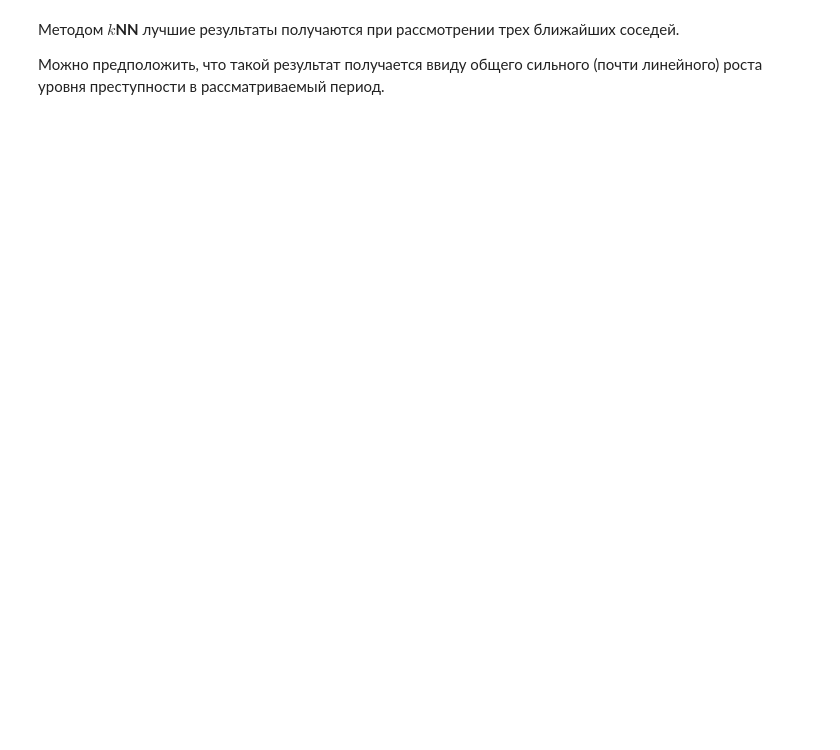
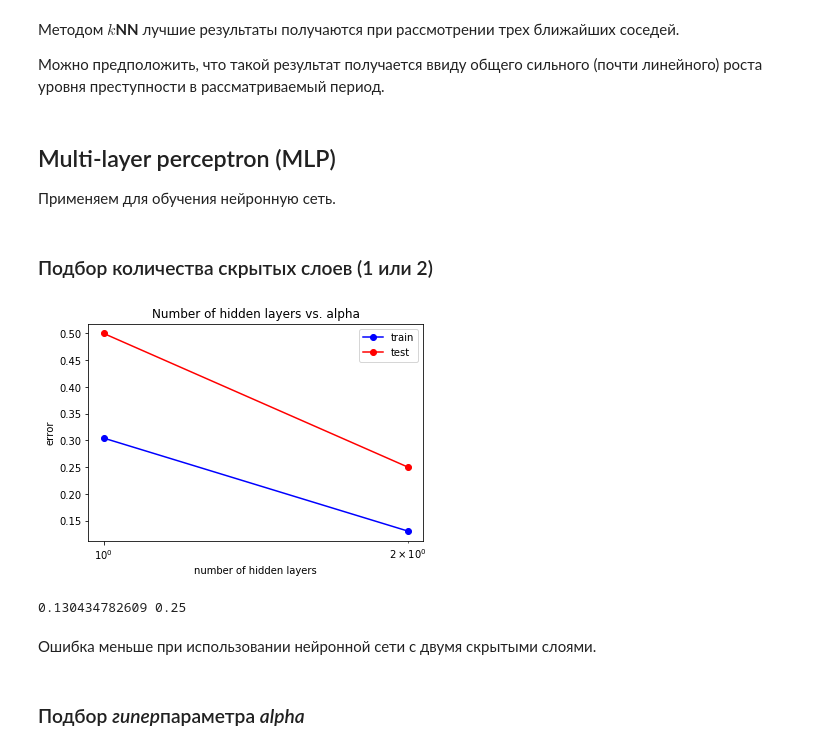
Before and after one commit to Shiryaeva-vera/SwedishCrimeStatistics, a Jupyter notebook: SwedishCrimeStatistics.ipynb, the cells around one changed output. Cells and saved outputs as stored; diff of their text form; code cells hidden in the pictures; blank space fills up the shorter version.

```diff
--- a/SwedishCrimeStatistics.ipynb
+++ b/SwedishCrimeStatistics.ipynb
@@ -529,3 +542,7 @@ print(err_train, err_test)
 Методом **$k$NN** лучшие результаты получаются при рассмотрении трех ближайших соседей.
 
 Можно предположить, что такой результат получается ввиду общего сильного (почти линейного) роста уровня преступности в рассматриваемый период.
+# %% [markdown]
+## Multi-layer perceptron (MLP)
+
+Применяем для обучения нейронную сеть.
@@ -531,0 +551,35 @@ print(err_train, err_test)
+# %% [markdown]
+### Подбор количества скрытых слоев (1 или 2)
+# %%
+layers = [1, 2]
+test_err = []
+train_err = []
+for layer in layers:
+    mlp_model = MLPClassifier(hidden_layer_sizes = (100, layer),
+                              solver = 'lbfgs', activation = 'logistic', random_state = 42)
+    mlp_model.fit(X_train, y_train)
+
+    y_train_pred = mlp_model.predict(X_train)
+    y_test_pred = mlp_model.predict(X_test)
+
+    train_err.append(np.mean(y_train != y_train_pred))
+    test_err.append(np.mean(y_test != y_test_pred))
+# %%
+plt.semilogx(layers, train_err, 'b-o', label = 'train')
+plt.semilogx(layers, test_err, 'r-o', label = 'test')
+plt.title('Number of hidden layers vs. alpha')
+plt.xlabel('number of hidden layers')
+plt.ylabel('error')
+plt.legend()
+pass
+# %% [output]
+[figure, added]
+# %%
+min_train_err = np.min(train_err)
+min_test_err = np.min(test_err)
+
+print(min_train_err, min_test_err)
+# %% [output]
+0.130434782609 0.25
+# %% [markdown]
+Ошибка меньше при использовании нейронной сети с двумя скрытыми слоями.
@@ -531,0 +588,2 @@ print(err_train, err_test)
+# %% [markdown]
+### Подбор *гипер*параметра *alpha*
```
Also changed, not shown: parts of 31 cells of this notebook.
